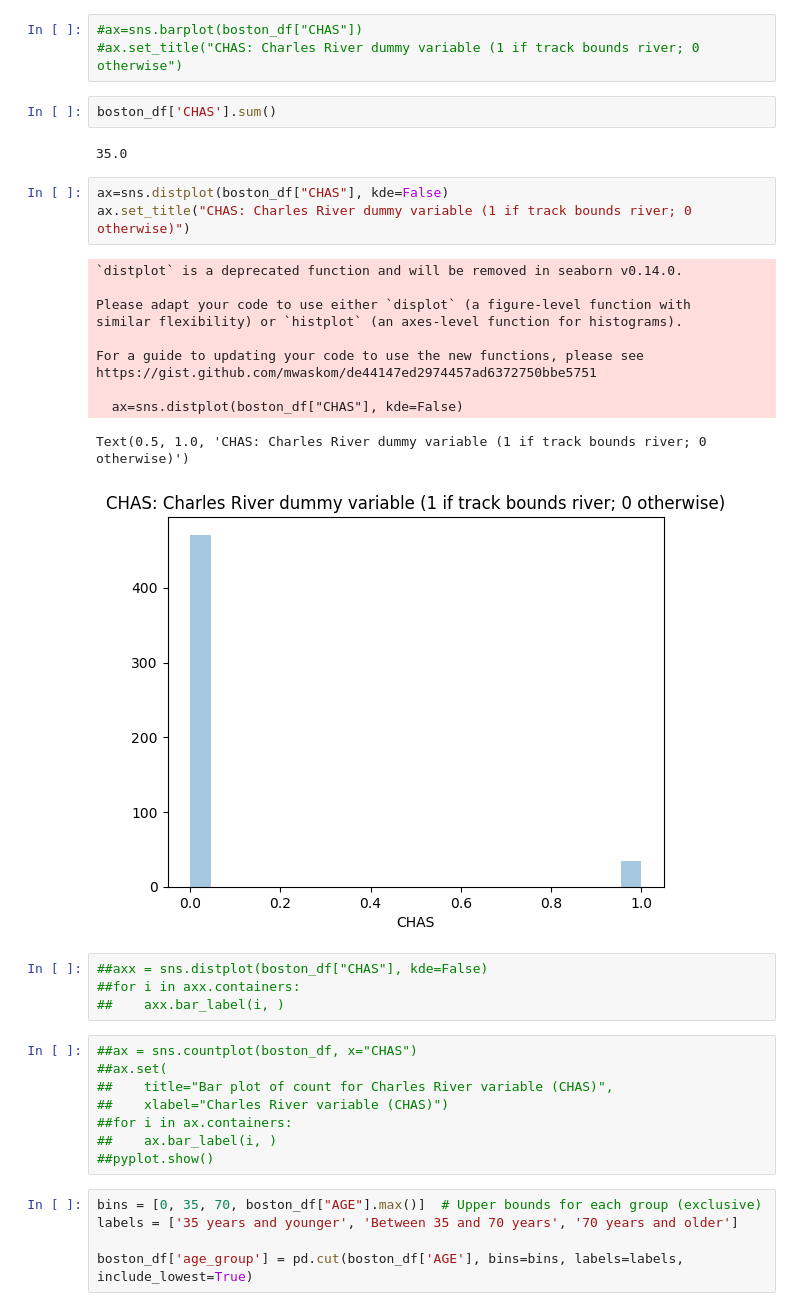
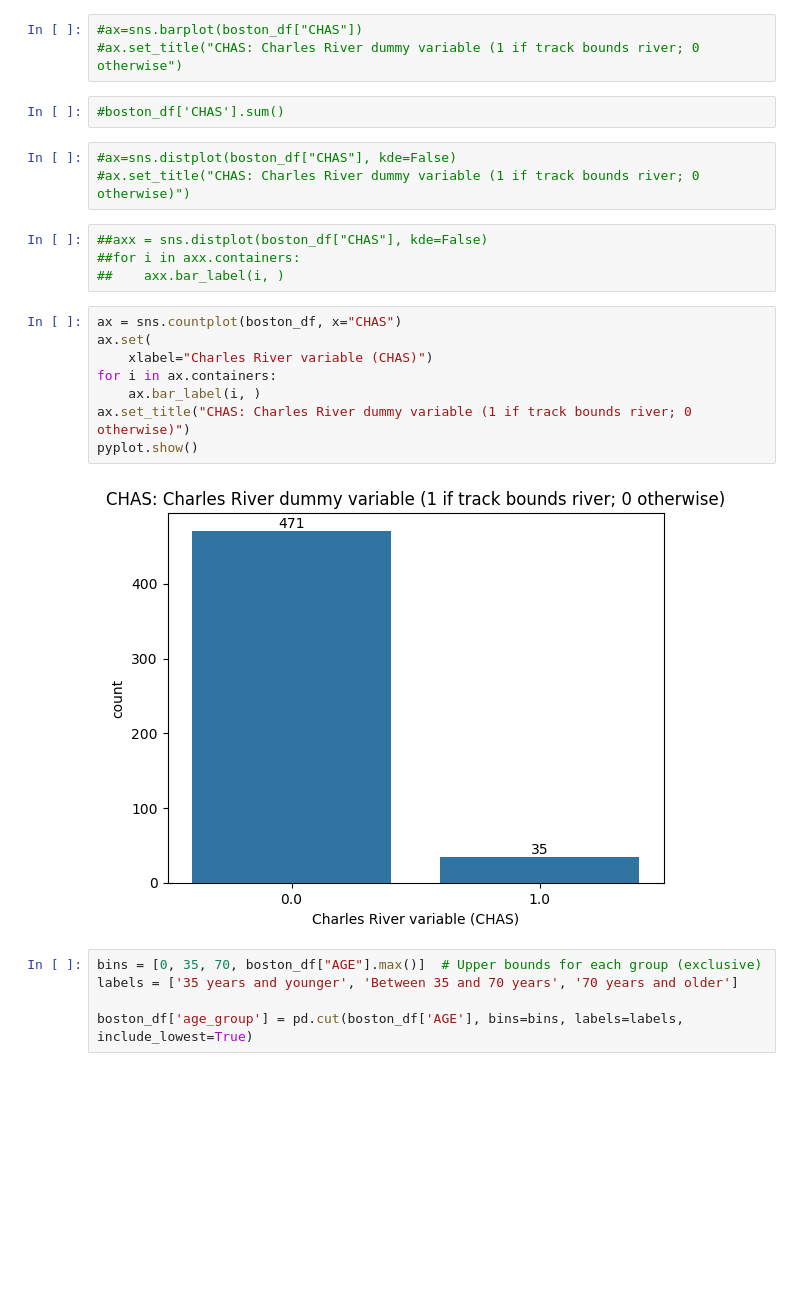
Before and after one commit to mati-test/boston-housing, a Jupyter notebook: Optional_Peer_Graded_Assignment.jupyterlite.ipynb, the cells around one changed output. Cells and saved outputs as stored; diff of their text form; blank space fills up the shorter version.

```diff
--- a/Optional_Peer_Graded_Assignment.jupyterlite.ipynb
+++ b/Optional_Peer_Graded_Assignment.jupyterlite.ipynb
@@ -101,36 +101,24 @@ Text(0.5, 1.0, "MEDV: Median value of owner-occupied homes in $1000's")
 #ax=sns.barplot(boston_df["CHAS"])
 #ax.set_title("CHAS: Charles River dummy variable (1 if track bounds river; 0 otherwise")
 # %%
-boston_df['CHAS'].sum()
+#boston_df['CHAS'].sum()
-# %% [output]
-35.0
 # %%
-ax=sns.distplot(boston_df["CHAS"], kde=False)
-ax.set_title("CHAS: Charles River dummy variable (1 if track bounds river; 0 otherwise)")
+#ax=sns.distplot(boston_df["CHAS"], kde=False)
+#ax.set_title("CHAS: Charles River dummy variable (1 if track bounds river; 0 otherwise)")
-# %% [output]
-`distplot` is a deprecated function and will be removed in seaborn v0.14.0.
-
-Please adapt your code to use either `displot` (a figure-level function with
-similar flexibility) or `histplot` (an axes-level function for histograms).
-
-For a guide to updating your code to use the new functions, please see
-https://gist.github.com/mwaskom/de44147ed2974457ad6372750bbe5751
-
-  ax=sns.distplot(boston_df["CHAS"], kde=False)
-Text(0.5, 1.0, 'CHAS: Charles River dummy variable (1 if track bounds river; 0 otherwise)')
-[figure, removed]
 # %%
 ##axx = sns.distplot(boston_df["CHAS"], kde=False)
 ##for i in axx.containers:
 ##    axx.bar_label(i, )
 # %%
-##ax = sns.countplot(boston_df, x="CHAS")
-##ax.set(
-##    title="Bar plot of count for Charles River variable (CHAS)",
-##    xlabel="Charles River variable (CHAS)")
-##for i in ax.containers:
-##    ax.bar_label(i, )
-##pyplot.show()
+ax = sns.countplot(boston_df, x="CHAS")
+ax.set(
+    xlabel="Charles River variable (CHAS)")
+for i in ax.containers:
+    ax.bar_label(i, )
+ax.set_title("CHAS: Charles River dummy variable (1 if track bounds river; 0 otherwise)")
+pyplot.show()
+# %% [output]
+[figure, added]
 # %%
 bins = [0, 35, 70, boston_df["AGE"].max()]  # Upper bounds for each group (exclusive)
 labels = ['35 years and younger', 'Between 35 and 70 years', '70 years and older']
```
Also changed, not shown: parts of 16 cells of this notebook.
